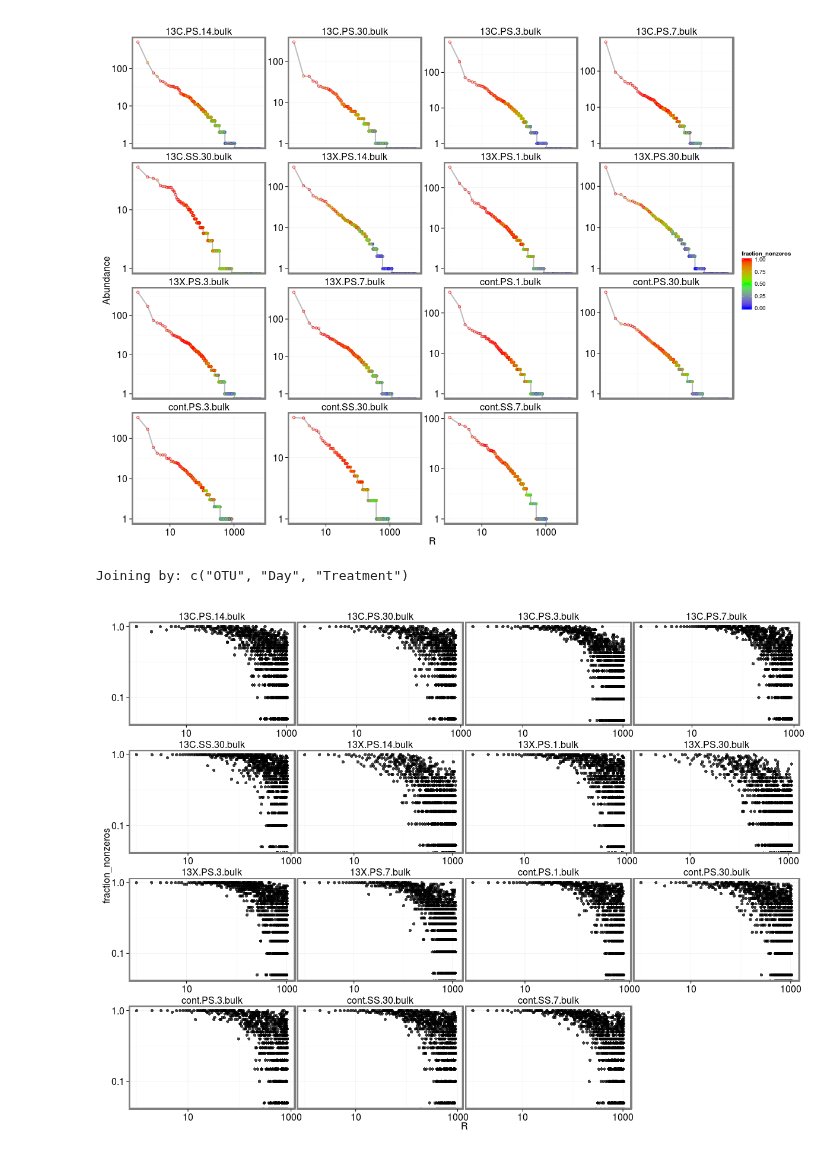
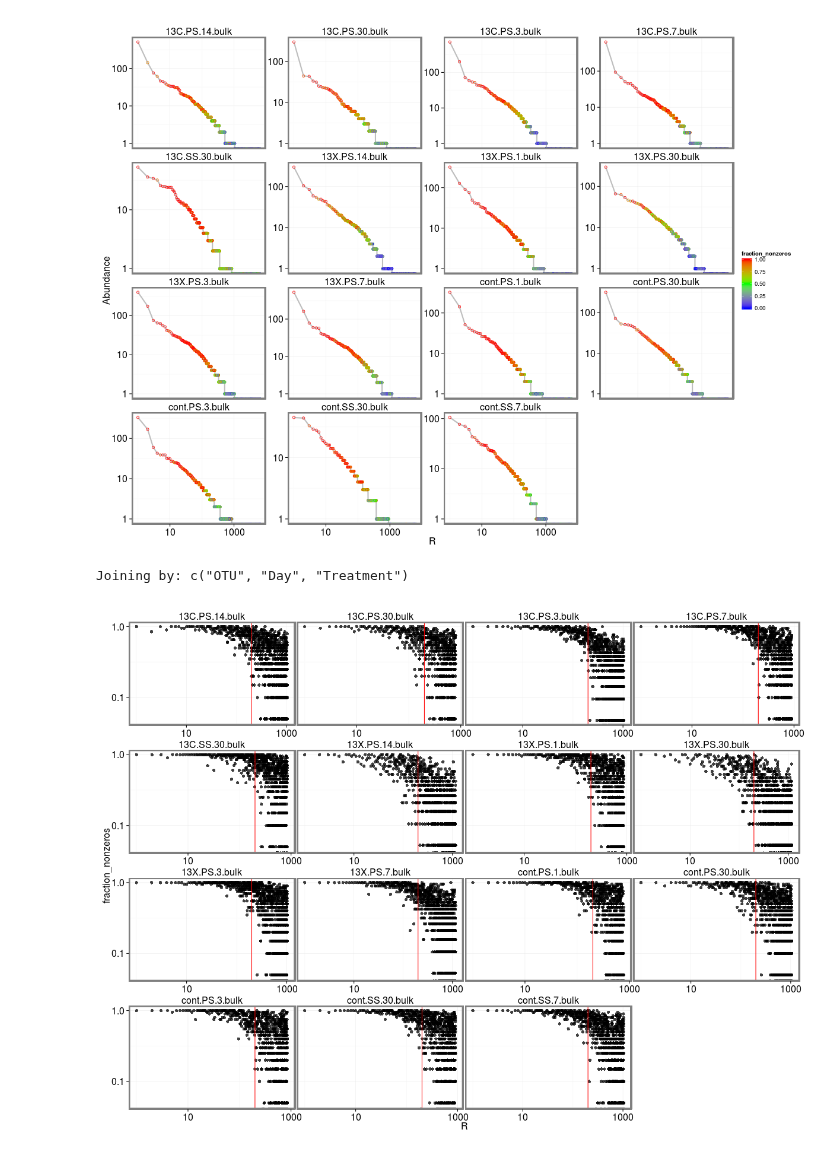
Before and after one commit to chuckpr/CSIP_succession_data_analysis, a Jupyter notebook: figures_and_stats/sparsity.ipynb, the cells around one changed output. Saved outputs shown, nothing was run; the diff lists cells and outputs as text; code cells hidden in the pictures.

```diff
--- a/figures_and_stats/sparsity.ipynb
+++ b/figures_and_stats/sparsity.ipynb
@@ -289,26 +289,28 @@ Joining by: c("OTU", "Day", "Treatment")
 # %%
 %%R -w 1200 -h 900
 d = left_join(d.bulk, sample.sparsity) %>% filter(type == "all", Abundance > 0)
 
 p = ggplot(d, aes(x = R, y = fraction_nonzeros))
 
 p = p + facet_wrap(~Sample, scales = "free_x")
 
 p = p + geom_point(size = 2.5, alpha = 0.75)
 
 p = p + scale_y_log10()
 
 p = p + scale_x_log10()
 
+p = p + geom_vline(x = 200, color = "red")
+
 p = p + theme_bw()
 
 p = p + theme(strip.text = element_text(size = 16),
               strip.background = element_blank(),
               axis.text = element_text(size = 16),
               axis.title = element_text(size = 16),
               panel.border = element_rect(size = 2))
 
 p
 # %% [output]
 Joining by: c("OTU", "Day", "Treatment")
-[figure, old version]
+[figure, new version]
```
